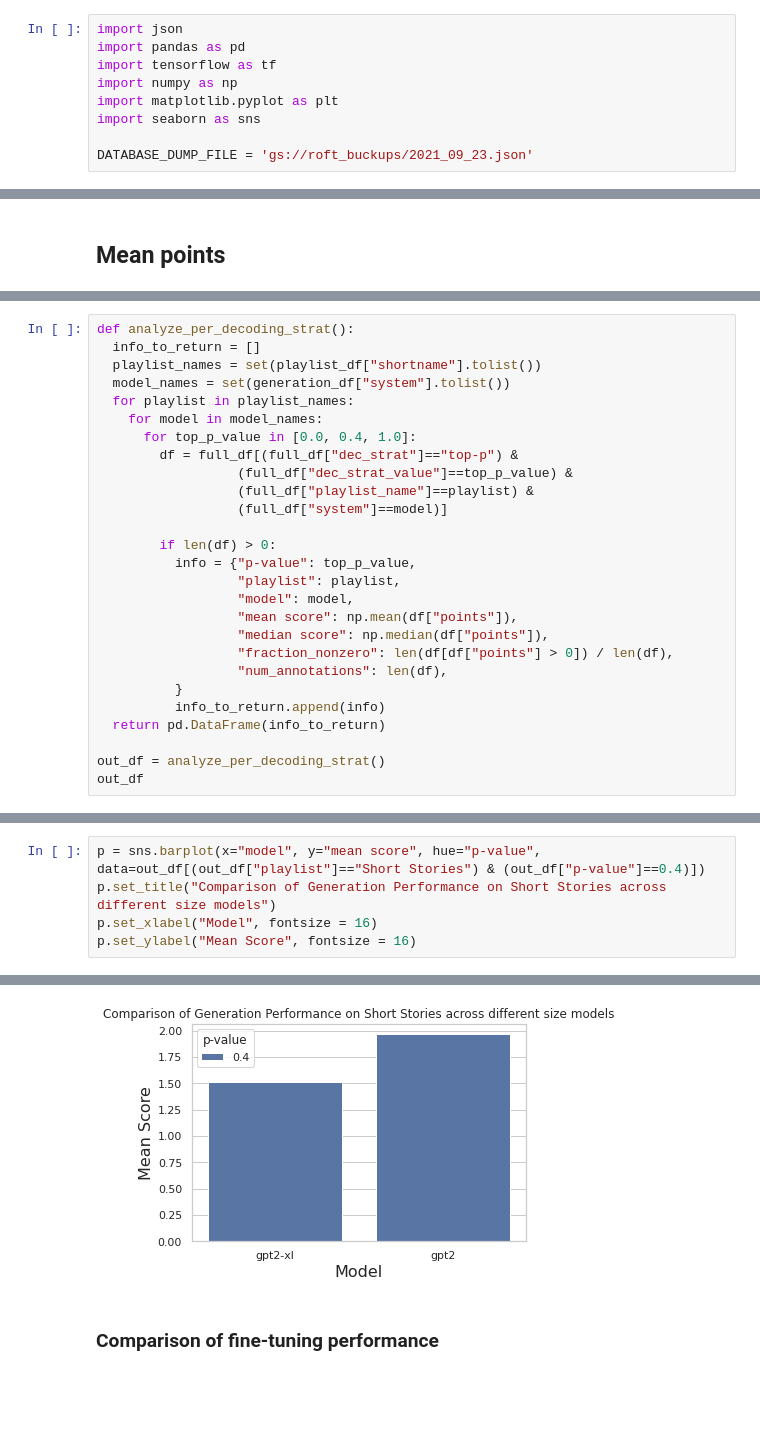
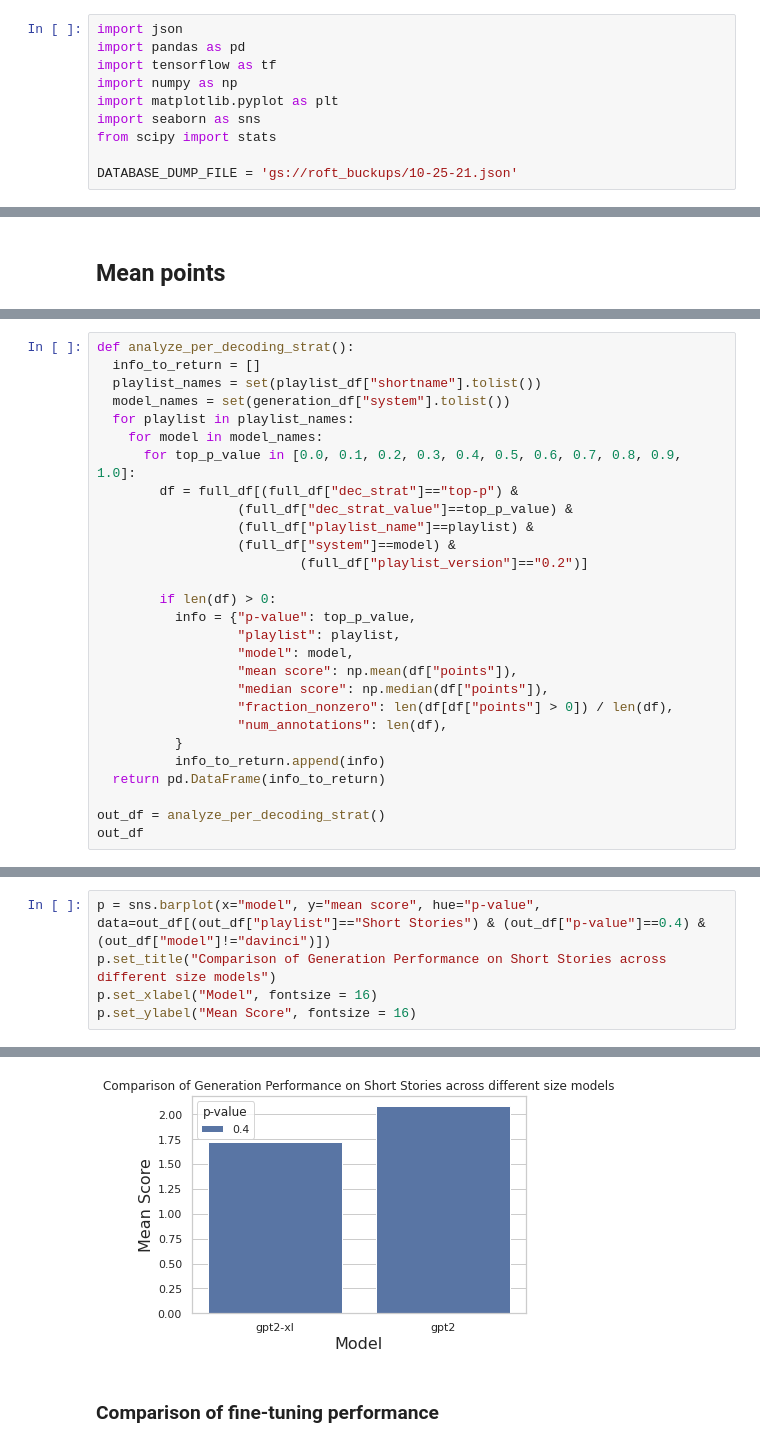
Before and after one commit to kirubarajan/roft, a Jupyter notebook: annotation/analysis/research.ipynb, the cells around one changed output, grey strips where cells are left out. Drawn from its saved outputs; the diff is of its cells as text; blank space fills up the shorter version.

Commit message:
Added figures and analysis for top p, genre, annotation over time, finetuning, etc.

```diff
--- a/annotation/analysis/research.ipynb
+++ b/annotation/analysis/research.ipynb
@@ -29,8 +29,9 @@ import tensorflow as tf
 import numpy as np
 import matplotlib.pyplot as plt
 import seaborn as sns
+from scipy import stats
 
-DATABASE_DUMP_FILE = 'gs://roft_buckups/2021_09_23.json'
+DATABASE_DUMP_FILE = 'gs://roft_buckups/10-25-21.json'
 # %%
 from google.colab import auth
 auth.authenticate_user()
@@ -186,11 +189,12 @@ def analyze_per_decoding_strat():
   model_names = set(generation_df["system"].tolist())
   for playlist in playlist_names:
     for model in model_names:
-      for top_p_value in [0.0, 0.4, 1.0]:
+      for top_p_value in [0.0, 0.1, 0.2, 0.3, 0.4, 0.5, 0.6, 0.7, 0.8, 0.9, 1.0]:
         df = full_df[(full_df["dec_strat"]=="top-p") &
                   (full_df["dec_strat_value"]==top_p_value) &
                   (full_df["playlist_name"]==playlist) &
-                  (full_df["system"]==model)]
+                  (full_df["system"]==model) &
+                          (full_df["playlist_version"]=="0.2")]
 
         if len(df) > 0:
           info = {"p-value": top_p_value,
@@ -250,11 +255,11 @@ Text(0, 0.5, 'Mean Score')
 # %%
-p = sns.barplot(x="model", y="mean score", hue="p-value", data=out_df[(out_df["playlist"]=="Short Stories") & (out_df["p-value"]==0.4)])
+p = sns.barplot(x="model", y="mean score", hue="p-value", data=out_df[(out_df["playlist"]=="Short Stories") & (out_df["p-value"]==0.4) & (out_df["model"]!="davinci")])
 p.set_title("Comparison of Generation Performance on Short Stories across different size models")
 p.set_xlabel("Model", fontsize = 16)
 p.set_ylabel("Mean Score", fontsize = 16)
 # %% [output]
 Text(0, 0.5, 'Mean Score')
-[figure, old version]
+[figure, new version]
 # %% [markdown]
 ### Comparison of fine-tuning performance
 # %%
```
Also changed, not shown: parts of 23 cells of this notebook.
